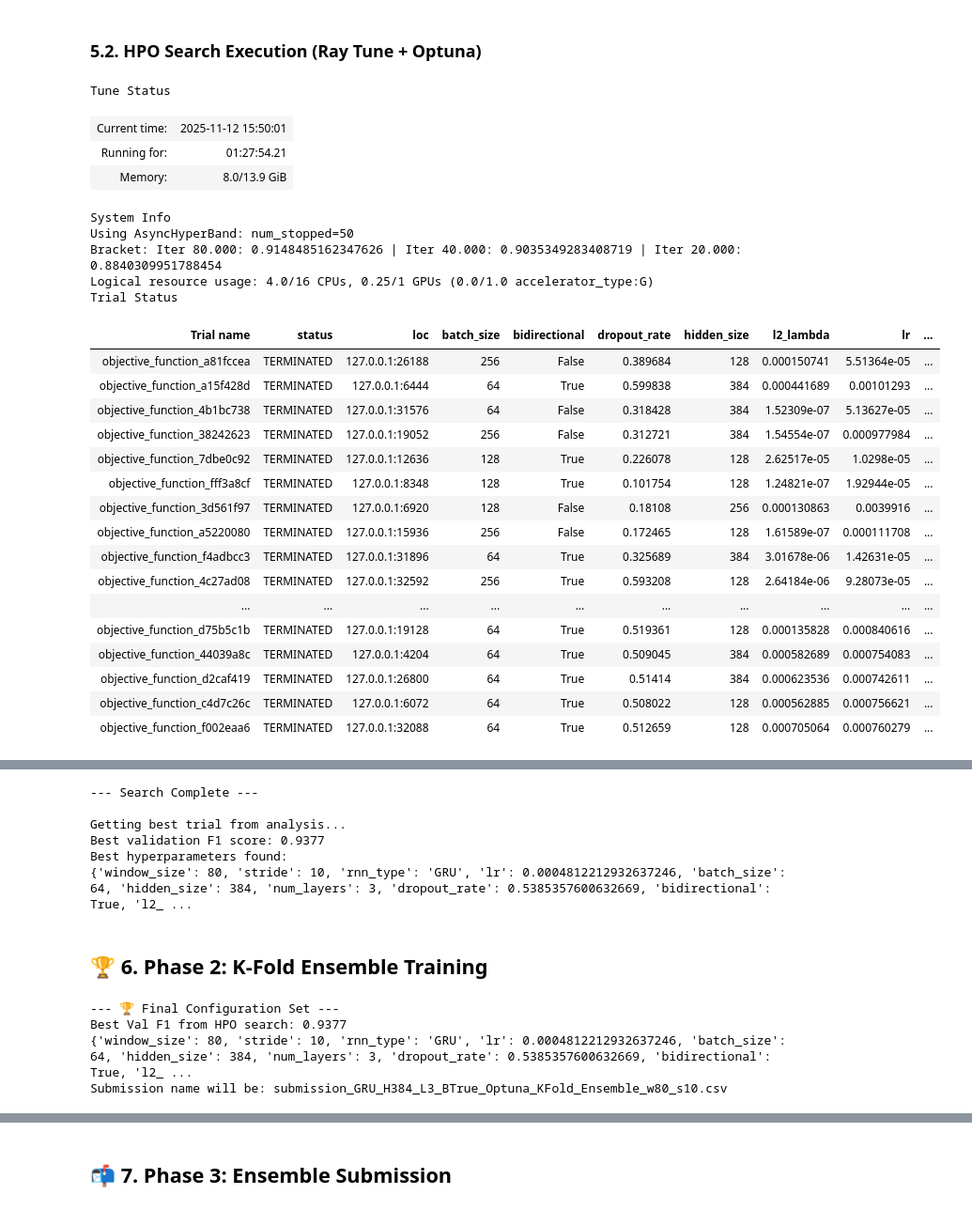
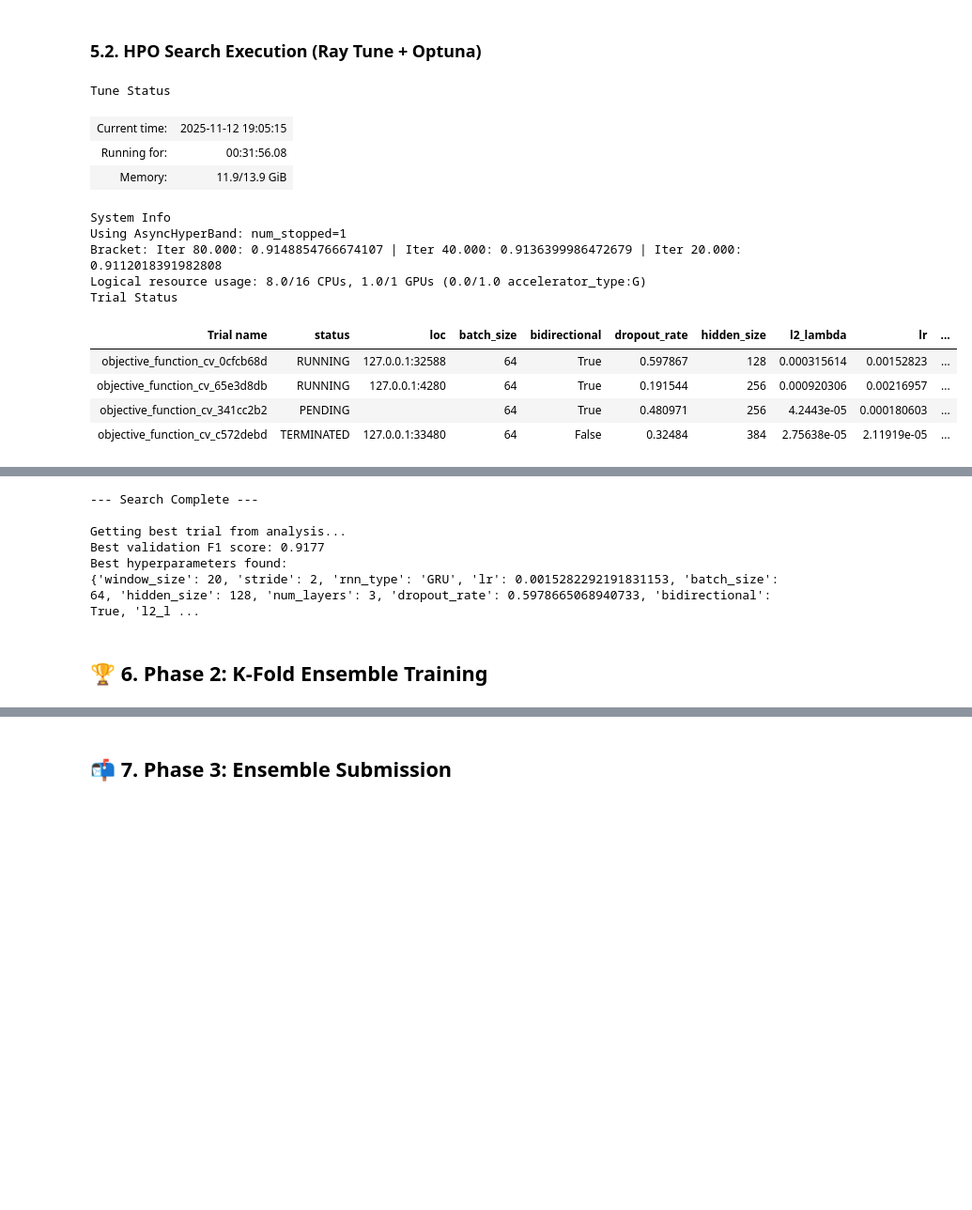
Before and after one commit to Negm2000/Challenge-1, a Jupyter notebook: main.ipynb, the cells around one changed output, grey strips where cells are left out. Shown: that part at 94% size. Saved outputs shown, nothing was run; the diff lists cells and outputs as text; code cells hidden in the pictures; blank space fills up the shorter version.

Commit message:
Added time as a feature

```diff
--- a/main.ipynb
+++ b/main.ipynb
@@ -104,8 +110,10 @@ try:
     N_TIMESTEPS = 160
     JOINT_FEATURES = [f"joint_{i:02d}" for i in range(31)]
     PAIN_FEATURES = [f"pain_survey_{i}" for i in range(1, 5)]
-    FEATURES = JOINT_FEATURES + PAIN_FEATURES
-    N_FEATURES_ORIGINAL = len(FEATURES) # This is 35
+    TIME_FEATURE = ['time'] # <-- MODIFICATION: Add 'time' as a feature
+
+    FEATURES = JOINT_FEATURES + PAIN_FEATURES + TIME_FEATURE
+    N_FEATURES_ORIGINAL = len(FEATURES) # This is 31 + 4 + 1 = 36
     LABEL_MAPPING = {'no_pain': 0, 'low_pain': 1, 'high_pain': 2}
     N_CLASSES = len(LABEL_MAPPING)
 
@@ -117,14 +125,14 @@ try:
         data_3d = data_2d.reshape(n_samples, len(features_list), n_timesteps)
         return data_3d.transpose(0, 2, 1)
 
-    # --- Load and reshape X_train_full (35 features) ---
+    # --- Load and reshape X_train_full (36 features) ---
     X_train_full = reshape_data(
         features_long_df[features_long_df['sample_index'].isin(labels_df['sample_index'].unique())],
         FEATURES,
         N_TIMESTEPS
     )
 
-    # --- Load and reshape X_test (35 features) ---
+    # --- Load and reshape X_test (36 features) ---
     X_test_full = reshape_data(
         X_test_long_df, FEATURES, N_TIMESTEPS
     )
@@ -171,7 +179,7 @@ try:
     # Concatenate with X_test_full
     X_test_full_engineered = np.concatenate([X_test_full, pirate_feature_broadcast_test], axis=2)
 
-    N_FEATURES_NEW = X_train_full_engineered.shape[2] # This will be 36
+    N_FEATURES_NEW = X_train_full_engineered.shape[2] # This will be 36 + 1 = 37
     print(f"Created X_train_full_engineered (shape: {X_train_full_engineered.shape})")
     print(f"Created X_test_full_engineered (shape: {X_test_full_engineered.shape})")
     print(f"N_FEATURES is now: {N_FEATURES_NEW}")
@@ -747,7 +786,7 @@ Fitted scaler on continuous training data shape: (84480, 35)
 # --- 1. Define the Search Space for Optuna --
 search_space = {
     # Windowing params
-    "window_size": tune.choice([10, 20, 30]),
+    "window_size": tune.choice([5, 10, 20]),
     "stride": tune.choice([1, 2, 5]),
 
     # Model params
@@ -797,75 +836,63 @@ def short_trial_name(trial):
 # --- 4. Run the Tuner --
 print("Starting hyperparameter search...")
 
-# Use tune.with_parameters to pass our NON-WINDOWED, SCALED numpy arrays
+# Use tune.with_parameters to pass our NON-WINDOWED, *UNSCALED* numpy arrays
 # and the class weights to the objective function
 objective_with_data = tune.with_parameters(
-    objective_function_cv, # Use the new function
-    X_full_engineered=X_train_full_engineered, # The full (661, 160, 36) array
+    objective_function_cv,
+    X_full_engineered=X_train_full_engineered, # The full (661, 160, 37) array
     y_full=y_train_full,                       # The full labels
     class_weights_tensor=class_weights_tensor
 )
 
 analysis = tune.run(
     objective_with_data,
-    resources_per_trial={"cpu": 4, "gpu": 0.5}, # Increased GPU usage per trial slightly
+    resources_per_trial={"cpu": 4, "gpu": 0.5},
     config=search_space,
-    num_samples=20, # Reduce samples if time is an issue
+    num_samples=20,
     search_alg=optuna_search,
     scheduler=scheduler,
-    name="pirate_pain_robust_cv_search",
+    name="pirate_pain_robust_cv_search_v4",
     trial_dirname_creator=short_trial_name,
     verbose=1
 )
 
 print("\n--- Search Complete ---\n")
 
 # --- 5. Get Best Results ---
 print("Getting best trial from analysis...")
 best_trial = analysis.get_best_trial(metric="val_f1", mode="max", scope="all")
 if best_trial:
     FINAL_CONFIG = best_trial.config
     FINAL_BEST_VAL_F1 = best_trial.last_result["val_f1"]
 
     print(f"Best validation F1 score: {FINAL_BEST_VAL_F1:.4f}")
     print("Best hyperparameters found:")
     print(FINAL_CONFIG)
 else:
     print("ERROR: No trials completed successfully. Using a default config.")
     # Fallback config in case HPO fails
     FINAL_CONFIG = {
-        'window_size': 100, 'stride': 10, 'rnn_type': 'GRU', 'lr': 0.0005,
+        'window_size': 10, 'stride': 10, 'rnn_type': 'GRU', 'lr': 0.0005,
         'batch_size': 64, 'hidden_size': 256, 'num_layers': 3,
         'dropout_rate': 0.5, 'bidirectional': True, 'l2_lambda': 1e-06
     }
     FINAL_BEST_VAL_F1 = 0.0
 
 # Clean up HPO data
-del X_train_full_scaled, y_train_split_full, X_val_full_scaled, y_val_split_full, scaler_hpo
+del X_train_full_scaled, y_train_split_full, X_val_full_scaled, y_val_split_full, preprocessor_hpo
 # %% [output]
 Tune Status
-| Current time: | 2025-11-12 15:50:01 |
-| Running for: | 01:27:54.21 |
-| Memory: | 8.0/13.9 GiB |
+| Current time: | 2025-11-12 19:05:15 |
+| Running for: | 00:31:56.08 |
+| Memory: | 11.9/13.9 GiB |
 System Info
-Using AsyncHyperBand: num_stopped=50
-Bracket: Iter 80.000: 0.9148485162347626 | Iter 40.000: 0.9035349283408719 | Iter 20.000: 0.8840309951788454
-Logical resource usage: 4.0/16 CPUs, 0.25/1 GPUs (0.0/1.0 accelerator_type:G)
+Using AsyncHyperBand: num_stopped=1
+Bracket: Iter 80.000: 0.9148854766674107 | Iter 40.000: 0.9136399986472679 | Iter 20.000: 0.9112018391982808
+Logical resource usage: 8.0/16 CPUs, 1.0/1 GPUs (0.0/1.0 accelerator_type:G)
 Trial Status
 | Trial name | status | loc | batch_size | bidirectional | dropout_rate | hidden_size | l2_lambda | lr | ... |
-| objective_function_a81fccea | TERMINATED | 127.0.0.1:26188 | 256 | False | 0.389684 | 128 | 0.000150741 | 5.51364e-05 | ... |
-| objective_function_a15f428d | TERMINATED | 127.0.0.1:6444 | 64 | True | 0.599838 | 384 | 0.000441689 | 0.00101293 | ... |
-| objective_function_4b1bc738 | TERMINATED | 127.0.0.1:31576 | 64 | False | 0.318428 | 384 | 1.52309e-07 | 5.13627e-05 | ... |
-| objective_function_38242623 | TERMINATED | 127.0.0.1:19052 | 256 | False | 0.312721 | 384 | 1.54554e-07 | 0.000977984 | ... |
-| objective_function_7dbe0c92 | TERMINATED | 127.0.0.1:12636 | 128 | True | 0.226078 | 128 | 2.62517e-05 | 1.0298e-05 | ... |
-| objective_function_fff3a8cf | TERMINATED | 127.0.0.1:8348 | 128 | True | 0.101754 | 128 | 1.24821e-07 | 1.92944e-05 | ... |
-| objective_function_3d561f97 | TERMINATED | 127.0.0.1:6920 | 128 | False | 0.18108 | 256 | 0.000130863 | 0.0039916 | ... |
-| objective_function_a5220080 | TERMINATED | 127.0.0.1:15936 | 256 | False | 0.172465 | 128 | 1.61589e-07 | 0.000111708 | ... |
-| objective_function_f4adbcc3 | TERMINATED | 127.0.0.1:31896 | 64 | True | 0.325689 | 384 | 3.01678e-06 | 1.42631e-05 | ... |
-| objective_function_4c27ad08 | TERMINATED | 127.0.0.1:32592 | 256 | True | 0.593208 | 128 | 2.64184e-06 | 9.28073e-05 | ... |
-| ... | ... | ... | ... | ... | ... | ... | ... | ... | ... |
-| objective_function_d75b5c1b | TERMINATED | 127.0.0.1:19128 | 64 | True | 0.519361 | 128 | 0.000135828 | 0.000840616 | ... |
-| objective_function_44039a8c | TERMINATED | 127.0.0.1:4204 | 64 | True | 0.509045 | 384 | 0.000582689 | 0.000754083 | ... |
-| objective_function_d2caf419 | TERMINATED | 127.0.0.1:26800 | 64 | True | 0.51414 | 384 | 0.000623536 | 0.000742611 | ... |
-| objective_function_c4d7c26c | TERMINATED | 127.0.0.1:6072 | 64 | True | 0.508022 | 128 | 0.000562885 | 0.000756621 | ... |
-| objective_function_f002eaa6 | TERMINATED | 127.0.0.1:32088 | 64 | True | 0.512659 | 128 | 0.000705064 | 0.000760279 | ... |
+| objective_function_cv_0cfcb68d | RUNNING | 127.0.0.1:32588 | 64 | True | 0.597867 | 128 | 0.000315614 | 0.00152823 | ... |
+| objective_function_cv_65e3d8db | RUNNING | 127.0.0.1:4280 | 64 | True | 0.191544 | 256 | 0.000920306 | 0.00216957 | ... |
+| objective_function_cv_341cc2b2 | PENDING |  | 64 | True | 0.480971 | 256 | 4.2443e-05 | 0.000180603 | ... |
+| objective_function_cv_c572debd | TERMINATED | 127.0.0.1:33480 | 64 | False | 0.32484 | 384 | 2.75638e-05 | 2.11919e-05 | ... |
@@ -874,9 +906,9 @@ Trial Status
 --- Search Complete ---
 
 Getting best trial from analysis...
-Best validation F1 score: 0.9377
+Best validation F1 score: 0.9177
 Best hyperparameters found:
-{'window_size': 80, 'stride': 10, 'rnn_type': 'GRU', 'lr': 0.0004812212932637246, 'batch_size': 64, 'hidden_size': 384, 'num_layers': 3, 'dropout_rate': 0.5385357600632669, 'bidirectional': True, 'l2_ ...
+{'window_size': 20, 'stride': 2, 'rnn_type': 'GRU', 'lr': 0.0015282292191831153, 'batch_size': 64, 'hidden_size': 128, 'num_layers': 3, 'dropout_rate': 0.5978665068940733, 'bidirectional': True, 'l2_l ...
 # %% [markdown]
 ## 🏆 6. Phase 2: K-Fold Ensemble Training
 # %%
@@ -900,14 +932,9 @@ FINAL_WINDOW_SIZE = FINAL_CONFIG["window_size"]
 FINAL_STRIDE = FINAL_CONFIG["stride"]
 N_SPLITS = 5 # Number of folds
 
-FINAL_EXPERIMENT_NAME = f"{FINAL_MODEL_TYPE}_H{FINAL_HIDDEN_SIZE}_L{FINAL_HIDDEN_LAYERS}_B{FINAL_BIDIRECTIONAL}_Optuna_KFold_Ensemble"
+FINAL_EXPERIMENT_NAME = f"{FINAL_MODEL_TYPE}_H{FINAL_HIDDEN_SIZE}_L{FINAL_HIDDEN_LAYERS}_B{FINAL_BIDIRECTIONAL}_Optuna_KFold_Ensemble_v4"
 submission_filename_base = f"submission_{FINAL_EXPERIMENT_NAME}_w{FINAL_WINDOW_SIZE}_s{FINAL_STRIDE}.csv"
 print(f"Submission name will be: {submission_filename_base}")
-# %% [output]
---- 🏆 Final Configuration Set ---
-Best Val F1 from HPO search: 0.9377
-{'window_size': 80, 'stride': 10, 'rnn_type': 'GRU', 'lr': 0.0004812212932637246, 'batch_size': 64, 'hidden_size': 384, 'num_layers': 3, 'dropout_rate': 0.5385357600632669, 'bidirectional': True, 'l2_ ...
-Submission name will be: submission_GRU_H384_L3_BTrue_Optuna_KFold_Ensemble_w80_s10.csv
 # %%
 skf = StratifiedKFold(n_splits=N_SPLITS, shuffle=True, random_state=SEED)
 print(f"--- Starting {N_SPLITS}-Fold CV Training ---")
```
Also changed, not shown: parts of 9 cells of this notebook.
